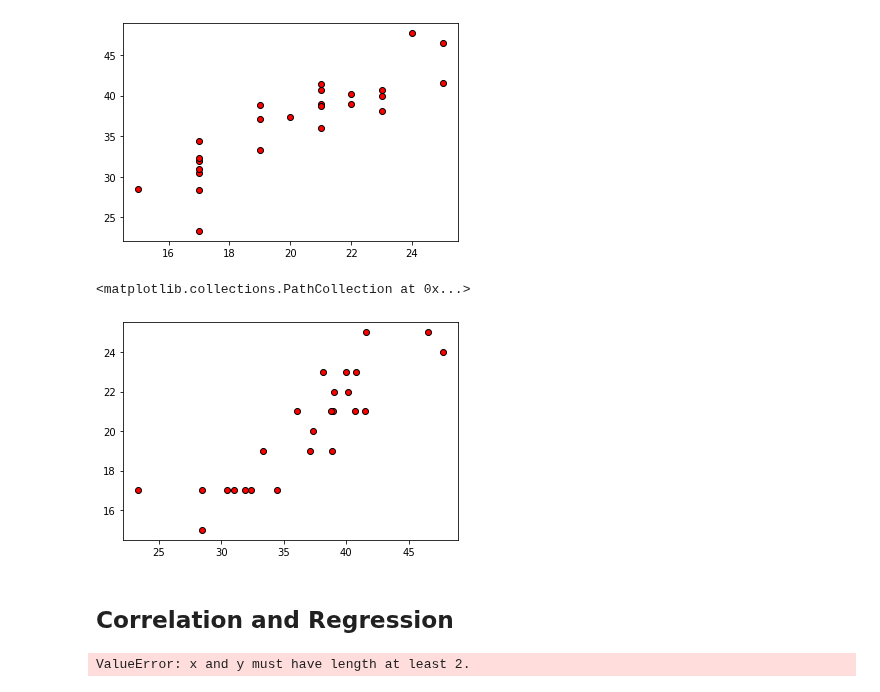
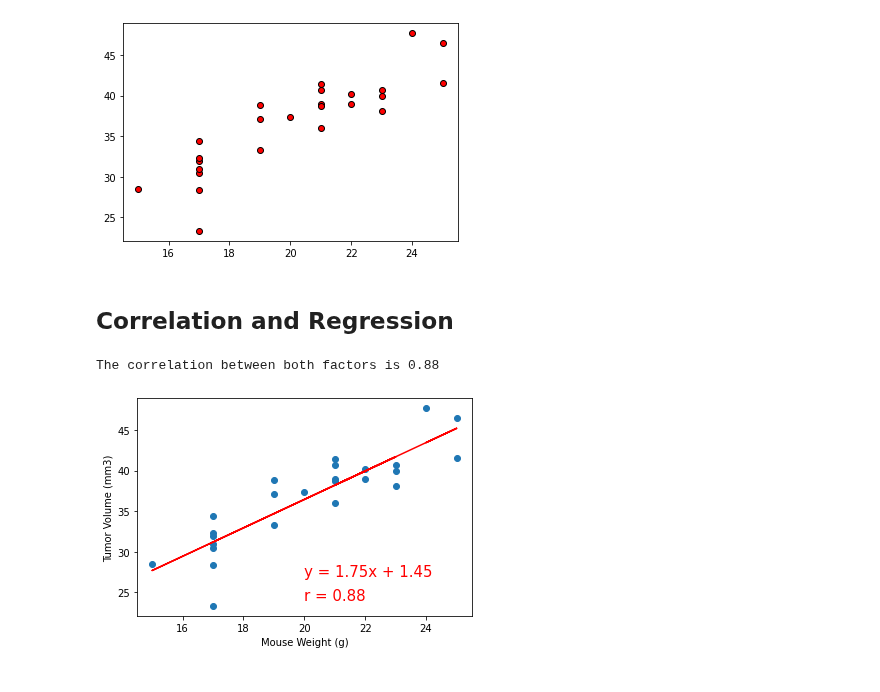
Before and after one commit to juliemcbaker/pymaceuticals, a Jupyter notebook: pymaceuticals_BAKER.ipynb, the cells around one changed output. Saved outputs shown, nothing was run; the diff lists cells and outputs as text; code cells hidden in the pictures.

Commit message:
Correlation and regressions added & functioning.

```diff
--- a/pymaceuticals_BAKER.ipynb
+++ b/pymaceuticals_BAKER.ipynb
@@ -907,6 +908,6 @@ capomulin_df
 | 180 | r157 | Capomulin | Male | 22 | 25 | 15 | 46.539206 | ... |
 # %%
 # should I have done all lines of data rather than just endpoint?
-weight = [capomulin_df['Weight (g)']]
+weight = capomulin_df['Weight (g)']
 weight
 # %% [output]
@@ -930,19 +931,11 @@ weight
 # %%
 # should I have done the average of the tumors for all of the datapoints rather than just the endpoints?
-tumor_vol = [capomulin_df['Tumor Volume (mm3)']]
+tumor_vol = capomulin_df['Tumor Volume (mm3)']
 # %%
 plt.scatter(weight, tumor_vol, marker='o', facecolors='red', edgecolors='black')
 # %% [output]
 <matplotlib.collections.PathCollection at 0x...>
 [figure]
-# %%
-# just looking at reverse
-plt.scatter(tumor_vol, weight, marker='o', facecolors='red', edgecolors='black')
-plt.xlabel('Tumor Volume')
-plt.ylabel('Mouse Weight')
-# %% [output]
-<matplotlib.collections.PathCollection at 0x...>
-[figure, removed]
 # %% [markdown]
 ## Correlation and Regression
 # %%
@@ -952,4 +945,19 @@ plt.ylabel('Mouse Weight')
 correlation = st.pearsonr(weight,tumor_vol)
 print(f"The correlation between both factors is {round(correlation[0],2)}")
 # %% [output]
-ValueError: x and y must have length at least 2.
+The correlation between both factors is 0.88
+# %%
+x_values = weight
+y_values = tumor_vol
+(slope, intercept, rvalue, pvalue, stderr) = linregress(x_values, y_values)
+regress_values = x_values * slope + intercept
+line_eq = "y = " + str(round(slope,2)) + "x + " + str(round(intercept,2))
+plt.scatter(x_values,y_values)
+plt.plot(x_values,regress_values,"r-")
+plt.annotate(line_eq,(20,27),fontsize=15,color="red")
+plt.annotate(f'r = {round(correlation[0],2)}', (20,24),fontsize=15,color="red")
+plt.xlabel('Mouse Weight (g)')
+plt.ylabel('Tumor Volume (mm3)')
+plt.show()
+# %% [output]
+[figure, added]
```
Also changed, not shown: parts of 4 cells of this notebook.
